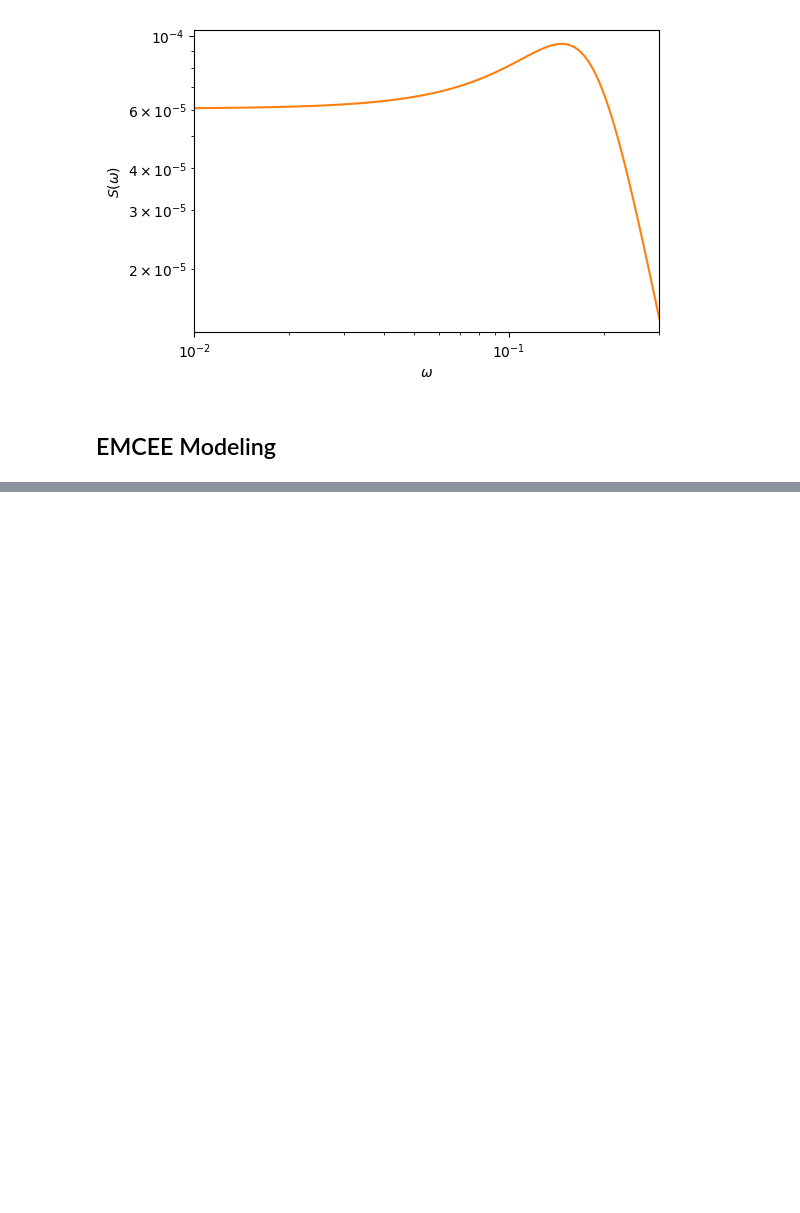
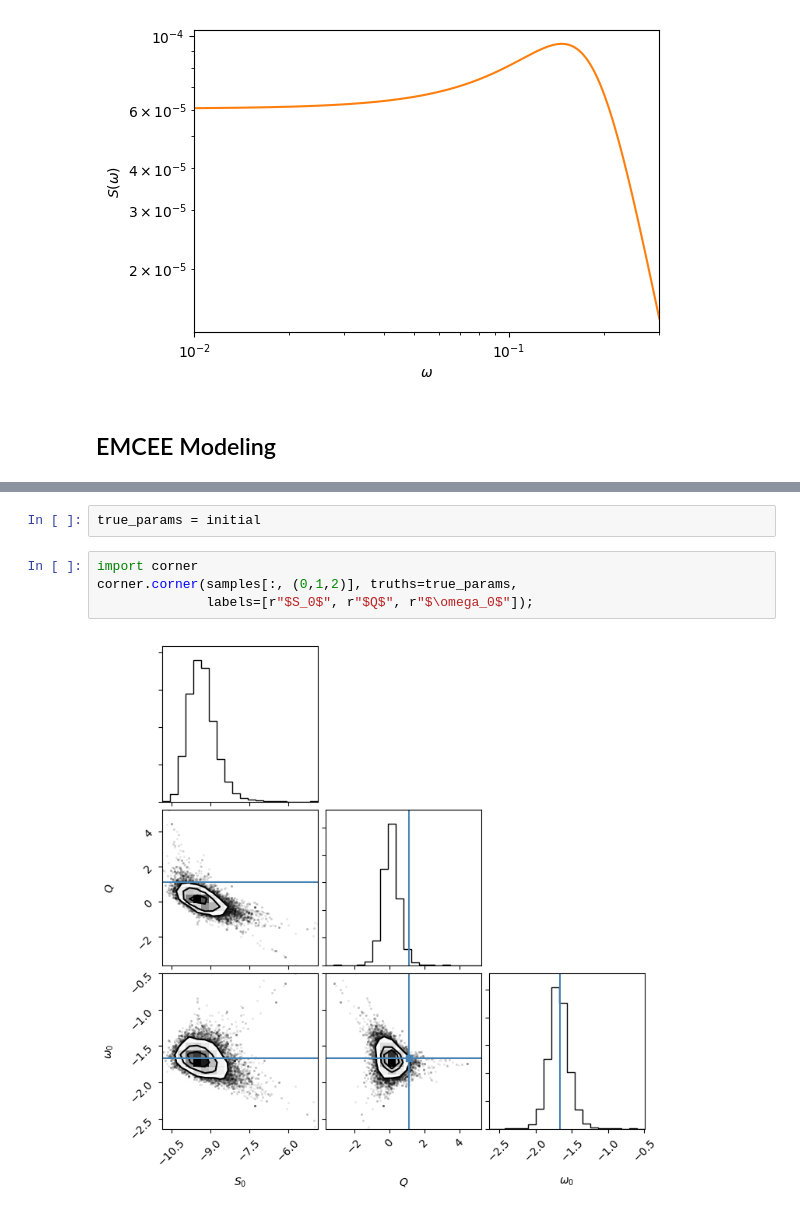
Before and after one commit to RileyWClarke/QPP-GP, a Jupyter notebook: QPP-GP.ipynb, the cells around one changed output, grey strips where cells are left out. Cells and saved outputs as stored; diff of their text form; blank space fills up the shorter version.

```diff
--- a/QPP-GP.ipynb
+++ b/QPP-GP.ipynb
@@ -610,0 +615,8 @@ WARNING:root:Too few points to create valid contours
+# %%
+true_params = initial
+# %%
+import corner
+corner.corner(samples[:, (0,1,2)], truths=true_params,
+              labels=[r"$S_0$", r"$Q$", r"$\omega_0$"]);
+# %% [output]
+[figure, added]
```
Also changed, not shown: parts of 15 cells of this notebook.
